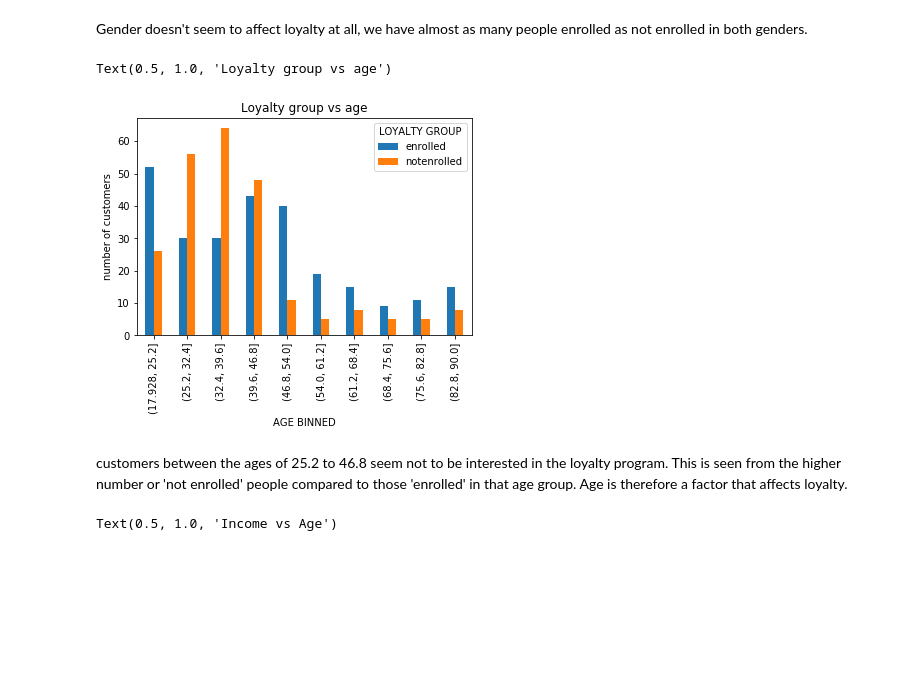
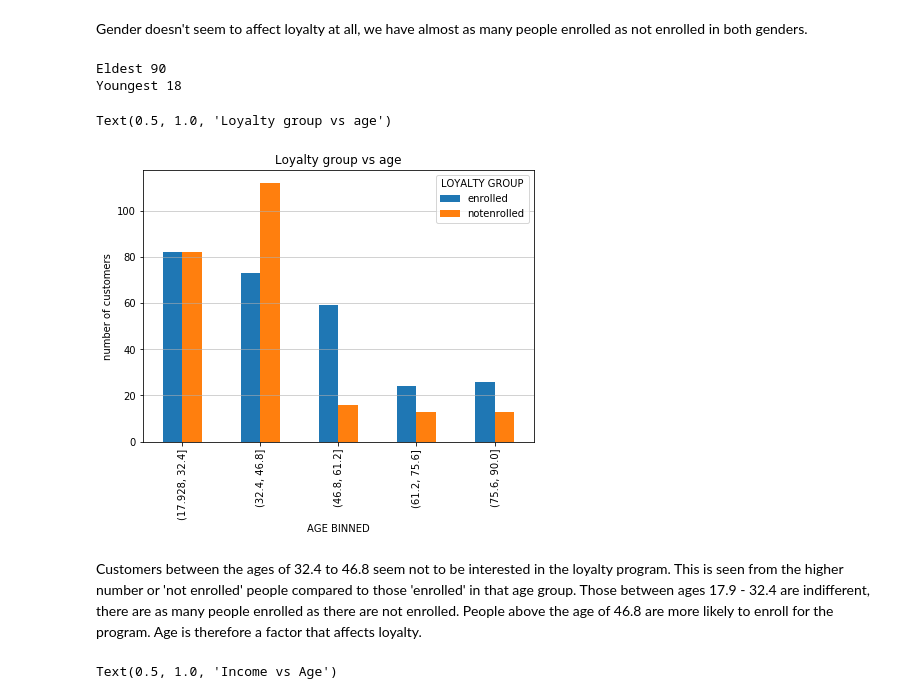
Before and after one commit to CikuKariuki/Retailer-X, a Jupyter notebook: analysis/Retailer X.ipynb, the cells around one changed output. Drawn from its saved outputs; the diff is of its cells as text; code cells hidden in the pictures; blank space fills up the shorter version.

```diff
--- a/analysis/Retailer X.ipynb
+++ b/analysis/Retailer X.ipynb
@@ -146,0 +173,3 @@ customer_pivot.head()
+# %%
+customer_pivot['TOTAL SPENT']= customer_pivot['APPAREL'] + customer_pivot['ELECTRONICS']+customer_pivot['FOOD']+customer_pivot['HEALTH & BEAUTY']
+customer_pivot.head()
@@ -225,0 +258,3 @@ customer_transactions.head()
+# %%
+customer_transactions = customer_pivot
+customer_transactions.head()
@@ -260,19 +300,26 @@ Text(0.5, 1.0, 'Loyalty group vs Gender')
 [figure]
 # %% [markdown]
 Gender doesn't seem to affect loyalty at all, we have almost as many people enrolled as not enrolled in both genders.
+# %%
+print("Eldest",customer_all_view['AGE'].max())
+print("Youngest", customer_all_view['AGE'].min())
+# %% [output]
+Eldest 90
+Youngest 18
 # %%
 # Age vs Loyalty
 # since age is a continuous variable, put them in bins/categories.
-customer_all_view['AGE BINNED'] = pd.cut(customer_all_view['AGE'], 10)
+customer_all_view['AGE BINNED'] = pd.cut(customer_all_view['AGE'], 5)
 loyalty_table = pd.crosstab(customer_all_view['AGE BINNED'], customer_all_view['LOYALTY GROUP'])
-loyalty_table.plot(kind = 'bar')
+loyalty_table.plot(kind = 'bar', figsize = (7,5))
+plt.grid(linestyle='-',axis = 'y', alpha = 0.7)
 plt.ylabel('number of customers')
 plt.title("Loyalty group vs age")
 # %% [output]
 Text(0.5, 1.0, 'Loyalty group vs age')
-[figure, old version]
+[figure, new version]
 # %% [markdown]
-customers between the ages of 25.2 to 46.8 seem not to be interested in the loyalty program. This is seen from the higher number or 'not enrolled' people compared to those 'enrolled' in that age group. Age is therefore a factor that affects loyalty.
+Customers between the ages of 32.4 to 46.8 seem not to be interested in the loyalty program. This is seen from the higher number or 'not enrolled' people compared to those 'enrolled' in that age group. Those between ages 17.9 - 32.4 are indifferent, there are as many people enrolled as there are not enrolled. People above the age of 46.8 are more likely to enroll for the program. Age is therefore a factor that affects loyalty.
 # %%
 plt.scatter(customer_all_view['AGE'], customer_all_view['INCOME'])
 plt.xlabel("Age")
```
Also changed, not shown: parts of 41 cells of this notebook.
